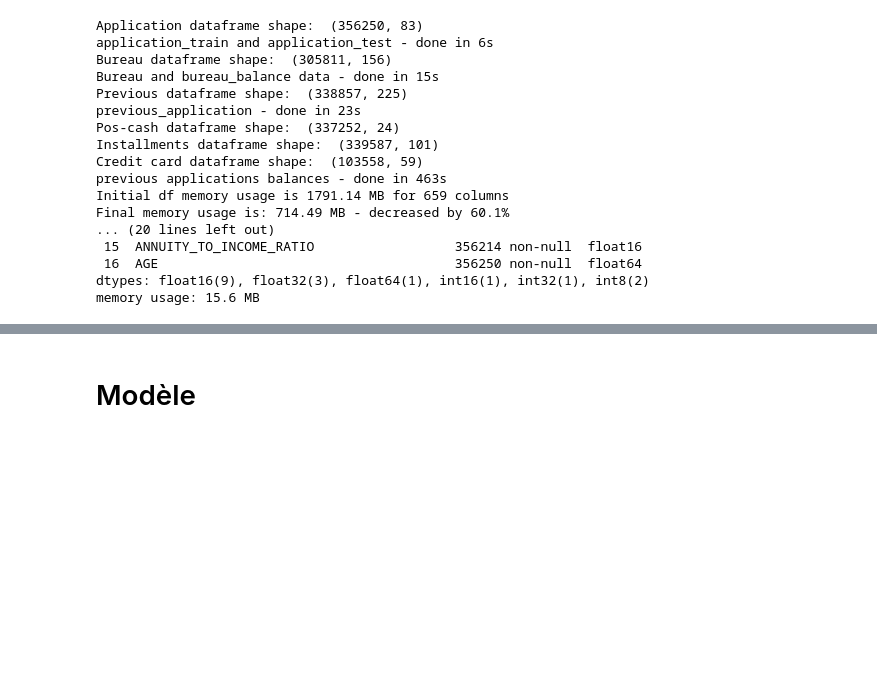
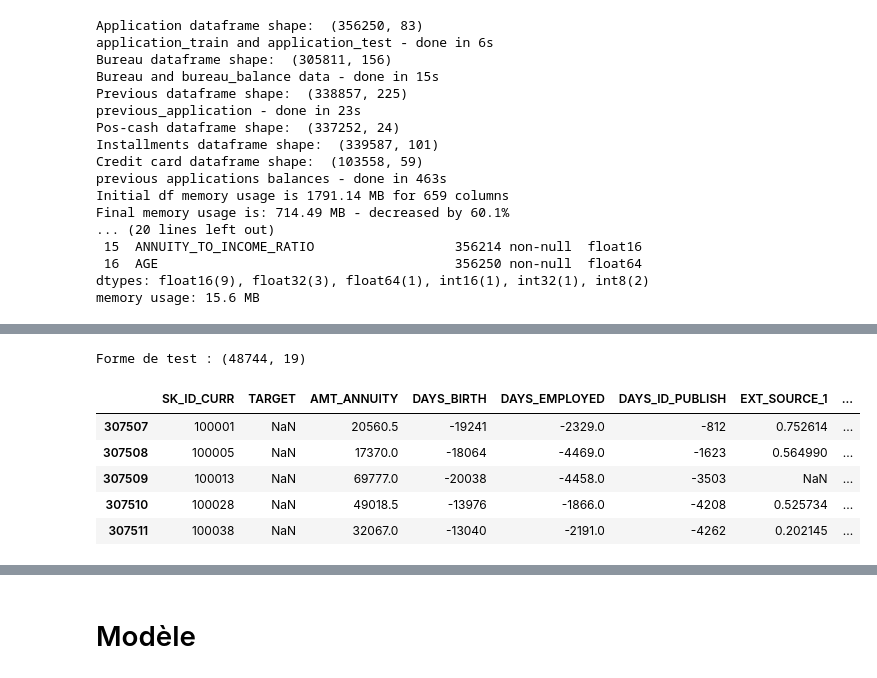
Before and after one commit to ArianeNantes/ocp7, a Jupyter notebook: model_lgbm.ipynb, the cells around one changed output, grey strips where cells are left out. Saved outputs shown, nothing was run; the diff lists cells and outputs as text; code cells hidden in the pictures; blank space fills up the shorter version.

```diff
--- a/model_lgbm.ipynb
+++ b/model_lgbm.ipynb
@@ -326,0 +205,13 @@ Forme de test (48744, 16)
+# %%
+test = pd.read_csv(os.path.join(DATA_INTERIM, "all_data_simple_kernel_ohe.csv"), usecols=['SK_ID_CURR', 'TARGET'] + selected_features)
+test = test[test['TARGET'].isnull()]
+print("Forme de test :", test.shape)
+test.head()
+# %% [output]
+Forme de test : (48744, 19)
+|  | SK_ID_CURR | TARGET | AMT_ANNUITY | DAYS_BIRTH | DAYS_EMPLOYED | DAYS_ID_PUBLISH | EXT_SOURCE_1 | ... |
+| 307507 | 100001 | NaN | 20560.5 | -19241 | -2329.0 | -812 | 0.752614 | ... |
+| 307508 | 100005 | NaN | 17370.0 | -18064 | -4469.0 | -1623 | 0.564990 | ... |
+| 307509 | 100013 | NaN | 69777.0 | -20038 | -4458.0 | -3503 | NaN | ... |
+| 307510 | 100028 | NaN | 49018.5 | -13976 | -1866.0 | -4208 | 0.525734 | ... |
+| 307511 | 100038 | NaN | 32067.0 | -13040 | -2191.0 | -4262 | 0.202145 | ... |
```
Also changed, not shown: parts of 33 cells of this notebook.
